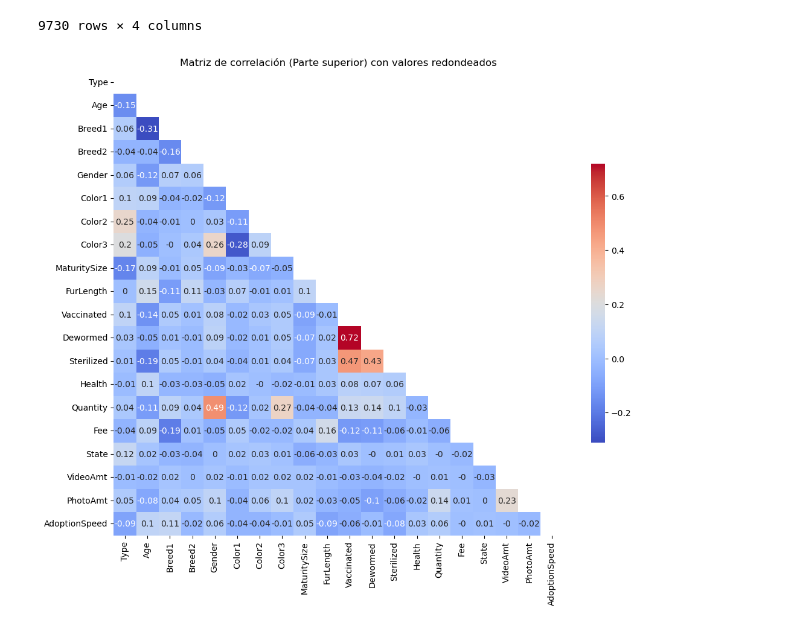
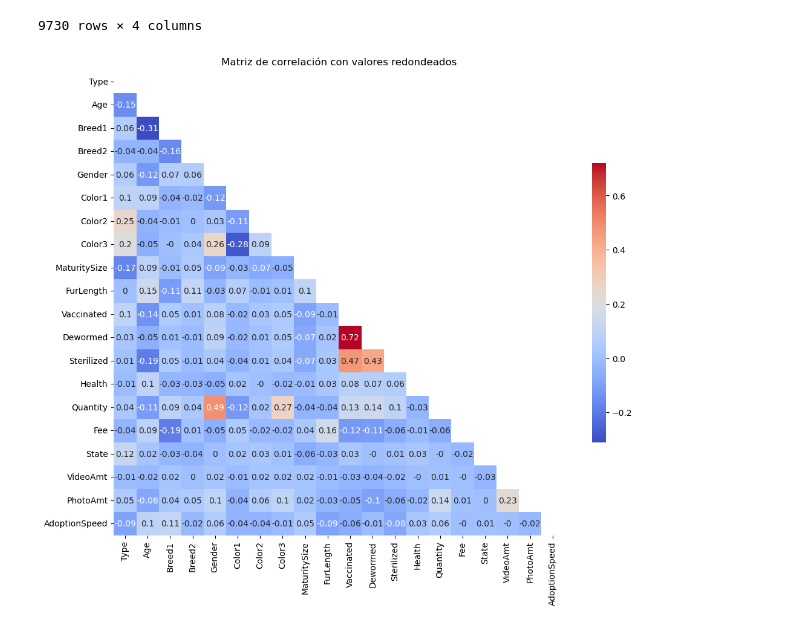
Before and after one commit to AraneoA/UA_MDM_Labo2, a Jupyter notebook: notebooks/preprocessing/analisis_procesm_nulls.ipynb, the cells around one changed output. Drawn from its saved outputs; the diff is of its cells as text; code cells hidden in the pictures.

```diff
--- a/notebooks/preprocessing/analisis_procesm_nulls.ipynb
+++ b/notebooks/preprocessing/analisis_procesm_nulls.ipynb
@@ -157,17 +157,17 @@ freq_percent
 # %%
 # Matriz de correlación
 corr_matrix = data.corr(numeric_only=True)
 
 # Redondear los valores a 2 decimales
 corr_matrix = corr_matrix.round(2)
 
 # Crear máscara para mostrar solo la parte superior de la matriz
 mask = np.triu(np.ones_like(corr_matrix, dtype=bool))
 
 # Graficar la matriz de correlación con valores redondeados y mostrar la diagonal
 plt.figure(figsize=(12,10))
 sns.heatmap(corr_matrix, annot=True, cmap='coolwarm', mask=mask, cbar_kws={'shrink': 0.6})
-plt.title("Matriz de correlación (Parte superior) con valores redondeados")
+plt.title("Matriz de correlación con valores redondeados")
 plt.show()
 # %% [output]
-[figure, old version]
+[figure, new version]
```
